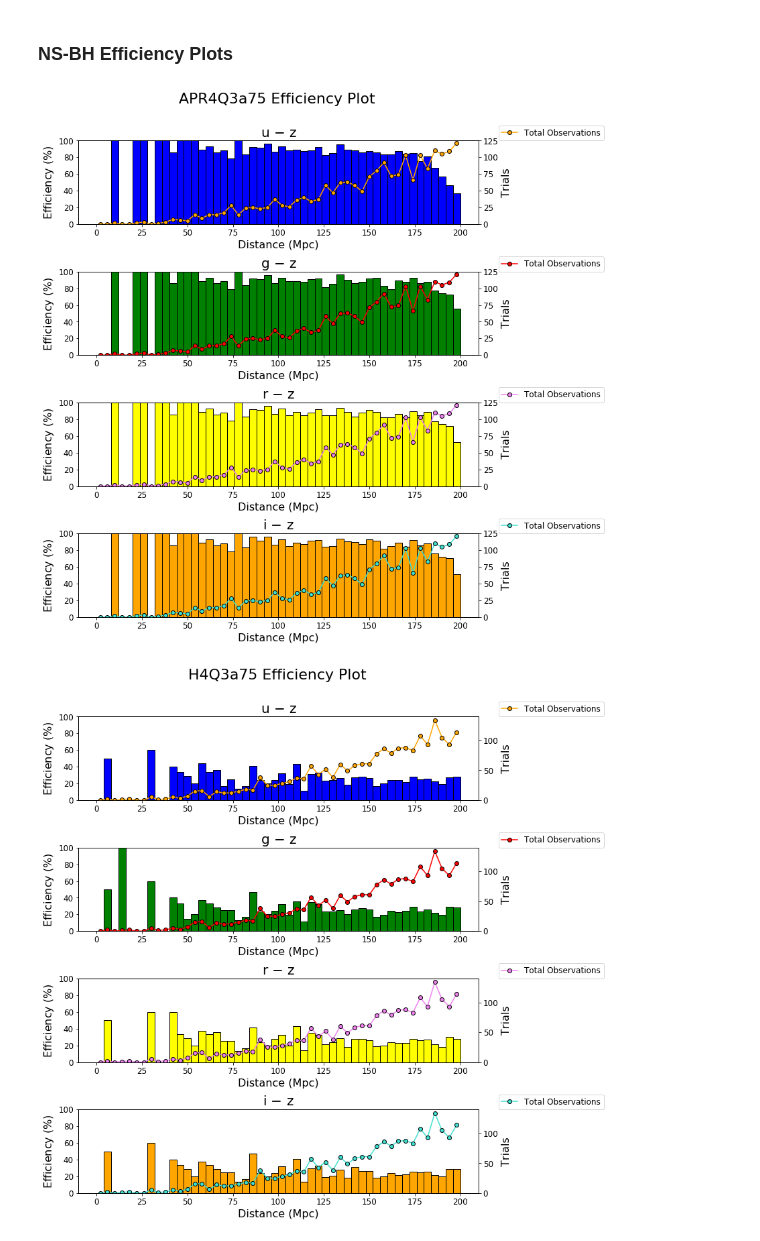
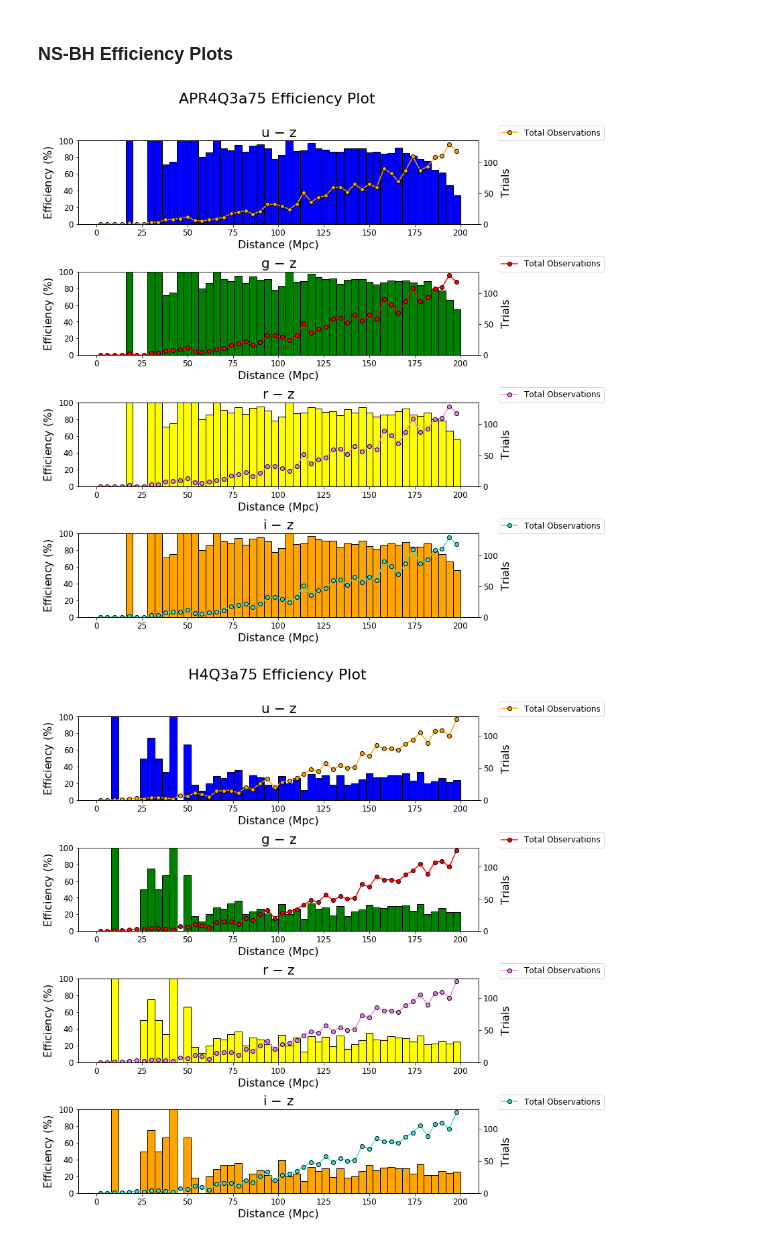
Before and after one commit to adamamiller/NUREU17, a Jupyter notebook: LSST/TargetOfOpportunityStrategy/7_Day_Discovery_Metric.ipynb, the cells around one changed output. Drawn from its saved outputs; the diff is of its cells as text; code cells hidden in the pictures.

```diff
--- a/LSST/TargetOfOpportunityStrategy/7_Day_Discovery_Metric.ipynb
+++ b/LSST/TargetOfOpportunityStrategy/7_Day_Discovery_Metric.ipynb
@@ -166,7 +166,8 @@ def Analyze(merger):
     for i in range(len(colors['Color (Epoch 2)'])):
         if colors['Color (Epoch 2)'][i] > 0.5 and \
         np.divide(colors['Color (Epoch 2)'][i], colors['Sigmas (Epoch 2)'][i]) > 3 and \
-        colors['$\Delta m_{7}$ (z-band)'][i] > 1.0:
+        colors['$\Delta m_{7}$ (z-band)'][i] > 1.0 and \
+        np.divide(colors['$\Delta m_{7}$ (z-band)'][i], colors['Sigmas (z-band)'][i]) > 3:
             discoveries.append(1)
         else:
             discoveries.append(0)
@@ -188,6 +189,7 @@ def measure_color_band(merger0, time0, distances0, band):
     color_sigs2 = []
     band_list = []
     delta_z = []
+    sig_z = []
 
     for t1,t2,t7,dist in itertools.zip_longest(time0['Epoch 1'], time0['Epoch 2'], time0['Epoch 3'], distances0):
 
@@ -209,25 +211,30 @@ def measure_color_band(merger0, time0, distances0, band):
             'i': m_5('i', parameters, X, t_vis),
             'z': m_5('z', parameters, X, t_vis)}
 
-        #colors and sigmas
+        #colors, sigmas, and delta-z calculations
         mag2 = get_mag(merger, band, t2, LSST, X, t_vis)
         z2 = get_mag(merger, 'z', t2, LSST, X, t_vis)
         sig2 = sigma_1(mag2, band, X, t_vis)
         sigz2 = sigma_1(z2, 'z', X, t_vis)
+        z1 = get_mag(merger, 'z', t1, LSST, X, t_vis)
+        sigz1 = sigma_1(z1, 'z', X, t_vis)
+        z7 = get_mag(merger, 'z', t7, LSST, X, t_vis)
+        sigz7 = sigma_1(z7, 'z', X, t_vis)
+
         color2 = np.subtract(mag2,z2)
+        sigs2 = np.sqrt(np.add(np.square(sig2), np.square(sigz2)))
+        z = np.subtract(z7,z1)
+        sigz = np.sqrt(np.add(np.square(sigz1), np.square(sigz7)))
+
+        #list appends
         color_list2.append(color2)
-        sigs2 = np.sqrt(np.add(np.square(sig2), np.square(sigz2)))
         color_sigs2.append(sigs2)
+        delta_z.append(z)
+        sig_z.append(sigz)
 
-        #delta-z values
-        z1 = get_mag(merger, 'z', t1, LSST, X, t_vis)
-        z7 = get_mag(merger, 'z', t7, LSST, X, t_vis)
-        z = np.subtract(z7,z1)
-        delta_z.append(z)
-
-    return Table([band_list, distances0, color_list2, color_sigs2, delta_z],
+    return Table([band_list, distances0, color_list2, color_sigs2, delta_z, sig_z],
                  names=('Band', 'Distance (Mpc)', 'Color (Epoch 2)',
-                        'Sigmas (Epoch 2)', '$\Delta m_{7}$ (z-band)'))
+                        'Sigmas (Epoch 2)', '$\Delta m_{7}$ (z-band)', 'Sigmas (z-band)'))
 
 
 def weather_output():
@@ -356,0 +376,2 @@ def interpolate(merger):
+# %%
+H4Q3a75_Data = Analyze(H4Q3a75)
@@ -586,11 +605,11 @@ plot_bar2(Analyze(Sly135), "Sly-135")
 # %% [markdown]
 ### NS-BH Efficiency Plots
 # %%
-plot_bar2(Analyze(APR4Q3a75), 'APR4Q3a75')
+plot_bar2(APR4Q3a75_Data, 'APR4Q3a75')
 # %% [output]
-[figure, old version]
+[figure, new version]
 # %%
-plot_bar2(Analyze(H4Q3a75), "H4Q3a75")
+plot_bar2(H4Q3a75_Data, "H4Q3a75")
 # %% [output]
-[figure, old version]
+[figure, new version]
 # %%
```
Also changed, not shown: parts of 20 cells of this notebook.
